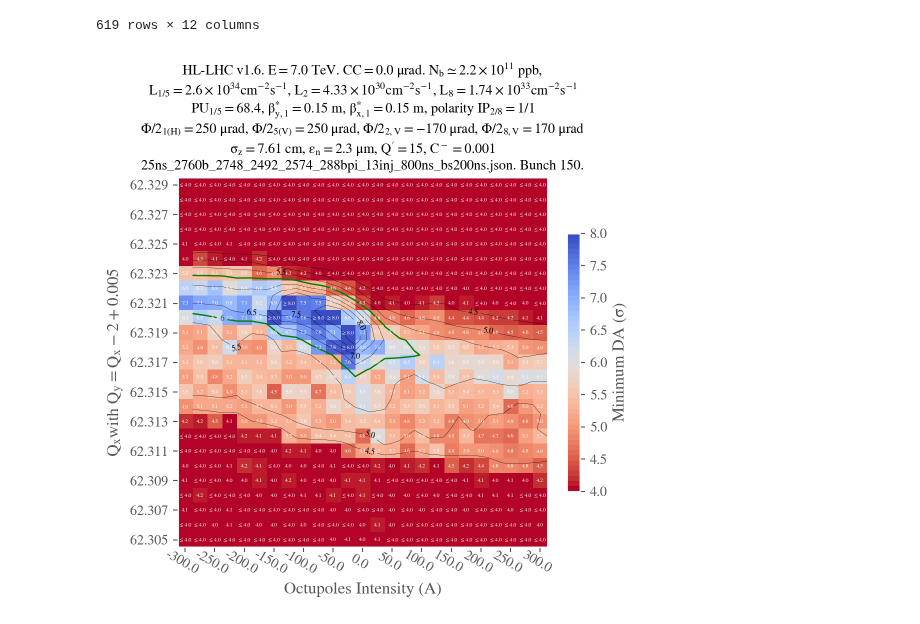
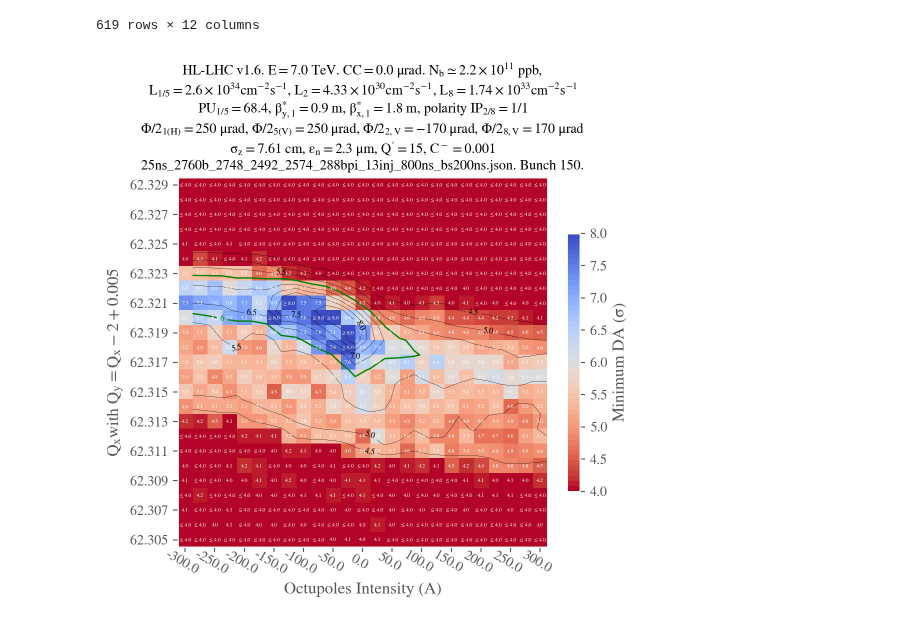
Before and after one commit to ColasDroin/DA_IPAC_2024, a Jupyter notebook: studies/analysis/analysis_oct_scan_end_of_collapse_flat.ipynb, the cells around one changed output. Saved outputs shown, nothing was run; the diff lists cells and outputs as text; code cells hidden in the pictures.

```diff
--- a/studies/analysis/analysis_oct_scan_end_of_collapse_flat.ipynb
+++ b/studies/analysis/analysis_oct_scan_end_of_collapse_flat.ipynb
@@ -64,34 +64,34 @@ df_to_plot = df_to_plot.fillna(10)
 
 # Load configuration files
 conf_mad = analysis_functions.load_config(CONF_MAD_PATH)['config_mad']
 conf_collider = analysis_functions.load_config(CONF_COLLIDER_PATH)["config_collider"]
 
 xlabel = "Octupoles Intensity (A)"
 ylabel = r"$Q_x$" + "with " + r"$Q_y = Q_x -2 + 0.005$"
 analysis_functions.plot_heatmap(
     df_to_plot,
     f'{STUDY_NAME}_{COLLIDER}',
     link=None,
     plot_contours=True,
     conf_mad=conf_mad,
     conf_collider=conf_collider,
-    betx = 0.15,
-    bety = 0.15,
-    type_crossing="flathv",
+    type_crossing="flatvh",
+    betx=0.9,
+    bety=1.8,
     symmetric=False,
     mask_lower_triangle=False,
     xlabel=xlabel,
     ylabel=ylabel,
     plot_diagonal_lines=False,
     xaxis_ticks_on_top=False,
     display_intensity=False,
     green_contour=6.,
     CC = True,
     vmin=4.,
     vmax=8.0,
     extended_diagonal=False,
     Nb=True,
     #title="opt_collapse_1100_1500_oct_scan",
 )
 # %% [output]
-[figure, old version]
+[figure, new version]
```
Also changed, not shown: 3 other files.
